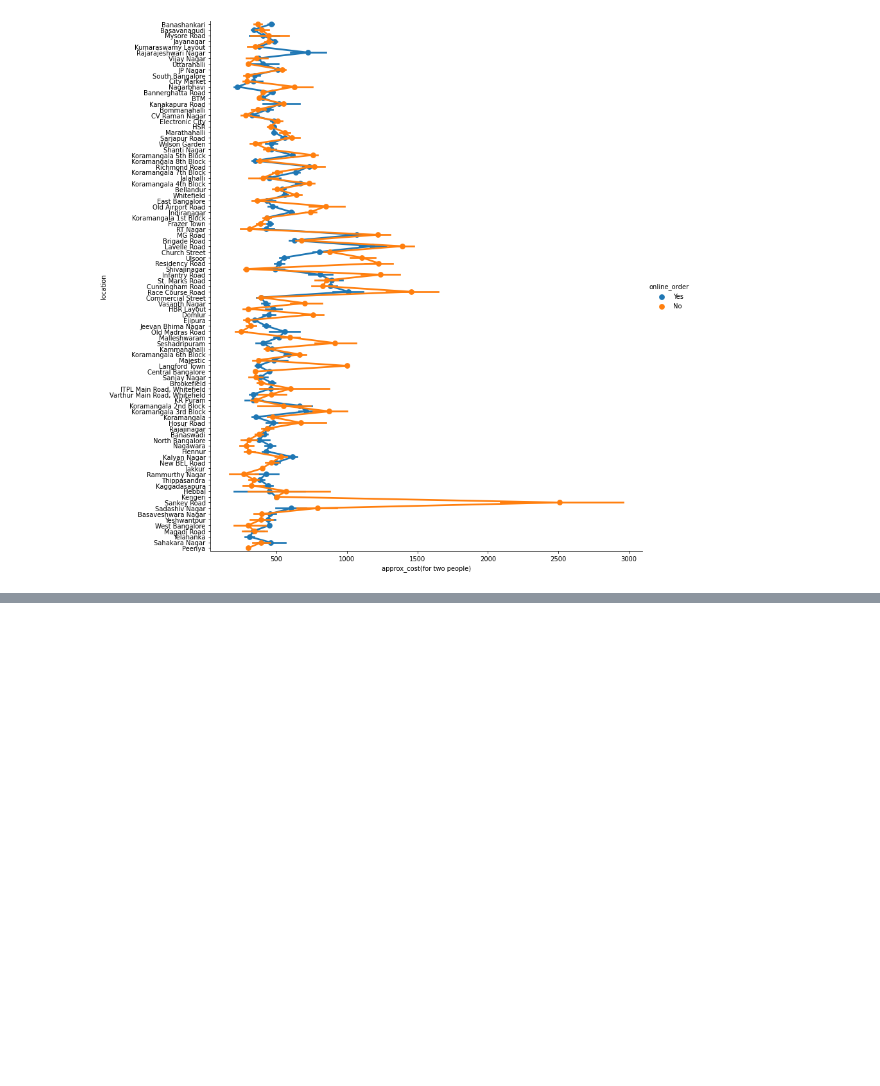
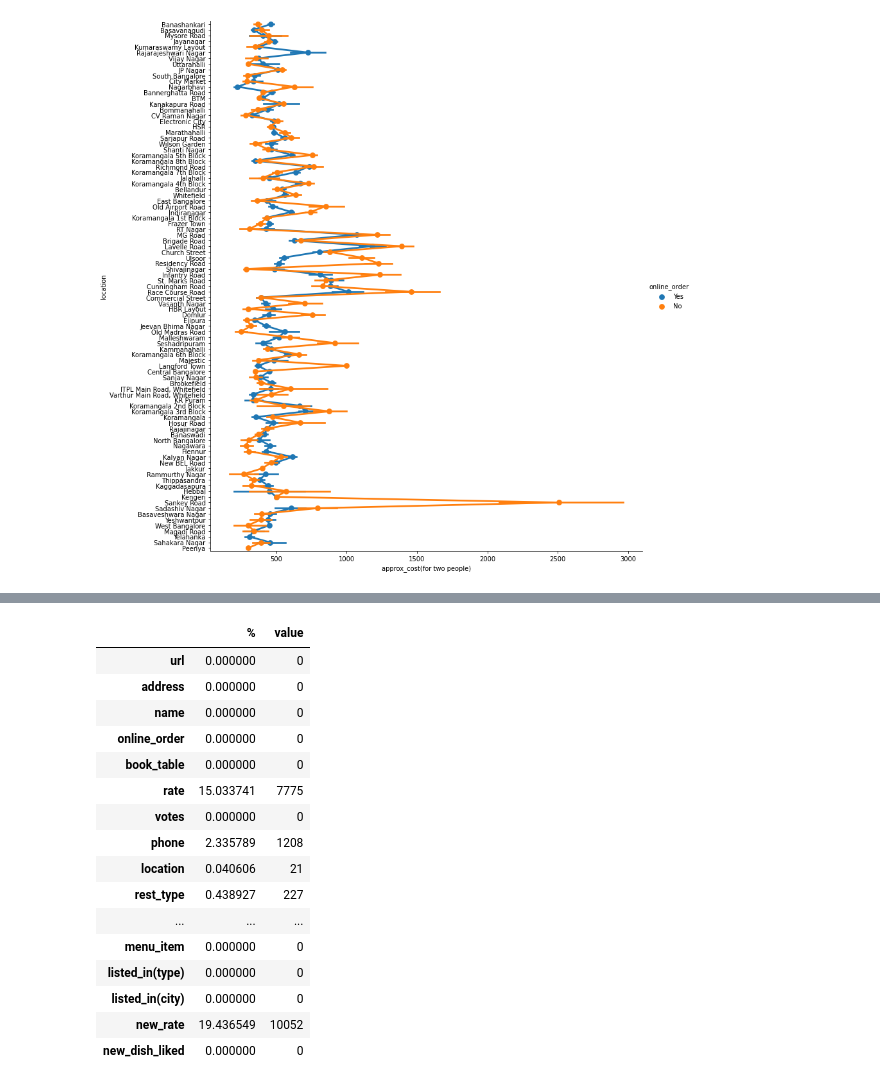
Before and after one commit to rushikeshnaik779/EDA, a Jupyter notebook: zomato_bangalore_restaurants.ipynb, the cells around one changed output, grey strips where cells are left out. Saved outputs shown, nothing was run; the diff lists cells and outputs as text; code cells hidden in the pictures; blank space fills up the shorter version.

```diff
--- a/zomato_bangalore_restaurants.ipynb
+++ b/zomato_bangalore_restaurants.ipynb
@@ -446,0 +448,26 @@ produce_wordcloud(rest)
+# %%
+missing = (pd.DataFrame(df.isnull().sum())/df.shape[0])*100
+# %%
+missing['value'] = df.isnull().sum()
+# %%
+missing.columns = [['%', 'value']]
+# %%
+missing
+# %% [output]
+|  | % | value |
+| url | 0.000000 | 0 |
+| address | 0.000000 | 0 |
+| name | 0.000000 | 0 |
+| online_order | 0.000000 | 0 |
+| book_table | 0.000000 | 0 |
+| rate | 15.033741 | 7775 |
+| votes | 0.000000 | 0 |
+| phone | 2.335789 | 1208 |
+| location | 0.040606 | 21 |
+| rest_type | 0.438927 | 227 |
+| ... | ... | ... |
+| menu_item | 0.000000 | 0 |
+| listed_in(type) | 0.000000 | 0 |
+| listed_in(city) | 0.000000 | 0 |
+| new_rate | 19.436549 | 10052 |
+| new_dish_liked | 0.000000 | 0 |
```
Also changed, not shown: parts of 6 cells of this notebook.
